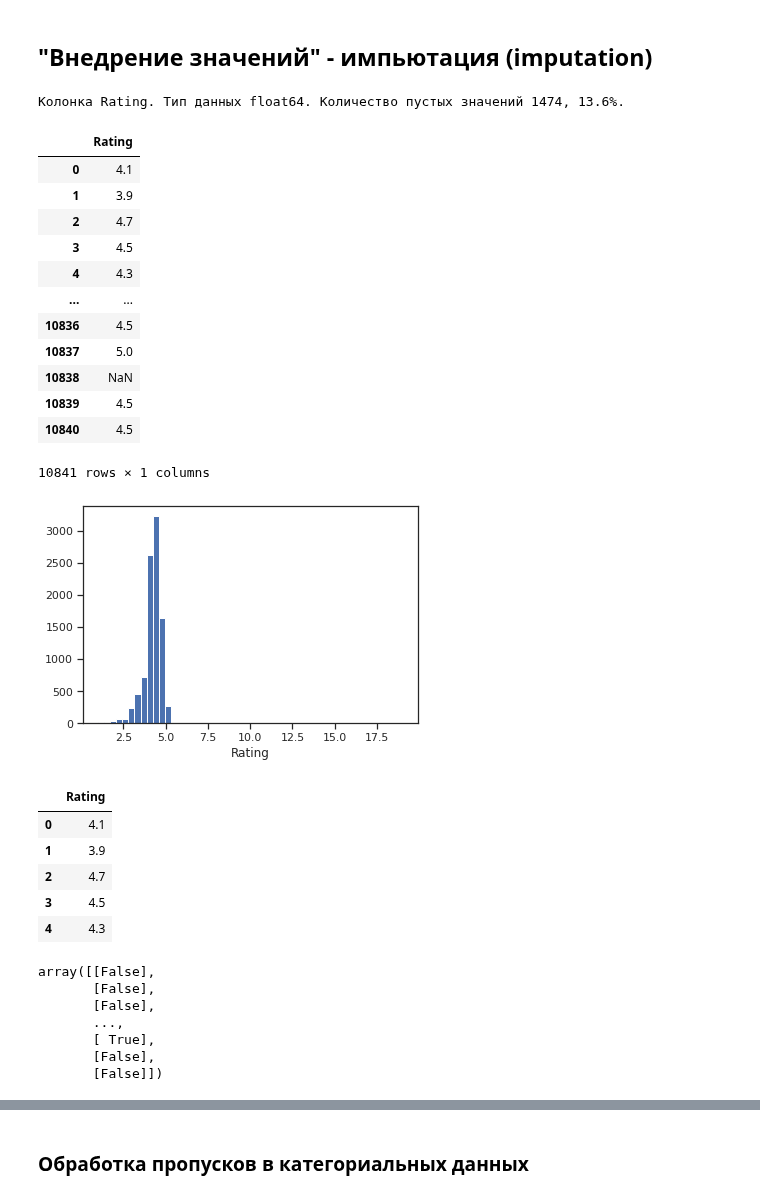
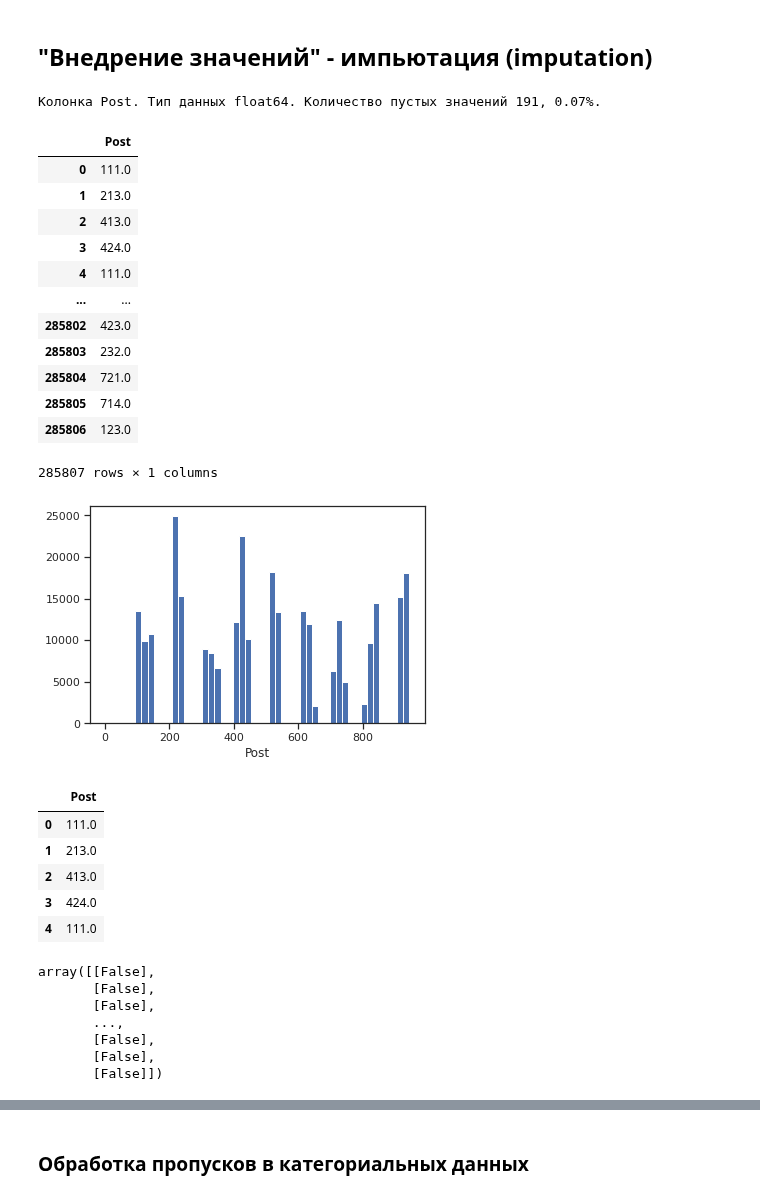
Before and after one commit to zdesbilaksenia/ML, a Jupyter notebook: LR2/LR2.ipynb, the cells around one changed output, grey strips where cells are left out. Drawn from its saved outputs; the diff is of its cells as text; code cells hidden in the pictures.

```diff
--- a/LR2/LR2.ipynb
+++ b/LR2/LR2.ipynb
@@ -20,7 +20,7 @@ import matplotlib.pyplot as plt
 %matplotlib inline
 sns.set(style="ticks")
 # %%
-data = pd.read_csv('./googleplaystore.csv', sep=",")
+data = pd.read_csv('./crimes.csv', sep=",")
 # %%
 # размер набора данных
 data.shape
@@ -126,25 +124,25 @@ for col in data.columns:
         temp_perc = round((temp_null_count / total_count) * 100.0, 2)
         print('Колонка {}. Тип данных {}. Количество пустых значений {}, {}%.'.format(col, dt, temp_null_count, temp_perc))
 # %% [output]
-Колонка Rating. Тип данных float64. Количество пустых значений 1474, 13.6%.
+Колонка Post. Тип данных float64. Количество пустых значений 191, 0.07%.
 # %%
 # Фильтр по колонкам с пропущенными значениями
 data_num = data[num_cols]
 data_num
 # %% [output]
-|  | Rating |
-| 0 | 4.1 |
-| 1 | 3.9 |
-| 2 | 4.7 |
-| 3 | 4.5 |
-| 4 | 4.3 |
+|  | Post |
+| 0 | 111.0 |
+| 1 | 213.0 |
+| 2 | 413.0 |
+| 3 | 424.0 |
+| 4 | 111.0 |
 | ... | ... |
-| 10836 | 4.5 |
-| 10837 | 5.0 |
-| 10838 | NaN |
-| 10839 | 4.5 |
-| 10840 | 4.5 |
+| 285802 | 423.0 |
+| 285803 | 232.0 |
+| 285804 | 721.0 |
+| 285805 | 714.0 |
+| 285806 | 123.0 |
-10841 rows × 1 columns
+285807 rows × 1 columns
 # %%
 # Гистограмма по признакам
 for col in data_num:
@@ -152,17 +150,17 @@ for col in data_num:
     plt.xlabel(col)
     plt.show()
 # %% [output]
-[figure, old version]
+[figure, new version]
 # %%
-data_num_inspection_scores = data_num[['Rating']]
+data_num_inspection_scores = data_num[['Post']]
 data_num_inspection_scores.head()
 # %% [output]
-|  | Rating |
-| 0 | 4.1 |
-| 1 | 3.9 |
-| 2 | 4.7 |
-| 3 | 4.5 |
-| 4 | 4.3 |
+|  | Post |
+| 0 | 111.0 |
+| 1 | 213.0 |
+| 2 | 413.0 |
+| 3 | 424.0 |
+| 4 | 111.0 |
 # %%
 from sklearn.impute import SimpleImputer
 from sklearn.impute import MissingIndicator
@@ -176,7 +174,7 @@ array([[False],
        [False],
        [False],
        ...,
-       [ True],
+       [False],
        [False],
        [False]])
 # %%
```
Also changed, not shown: parts of 34 cells of this notebook, 10 other files.
